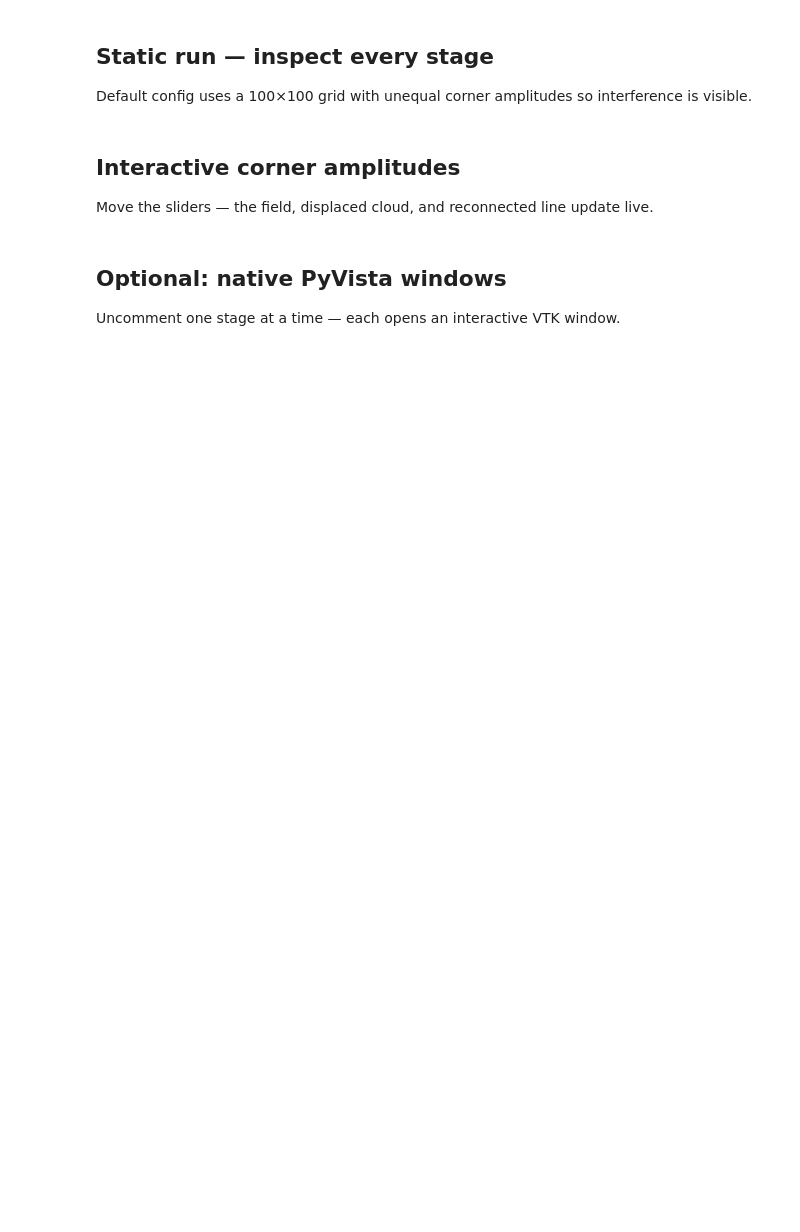
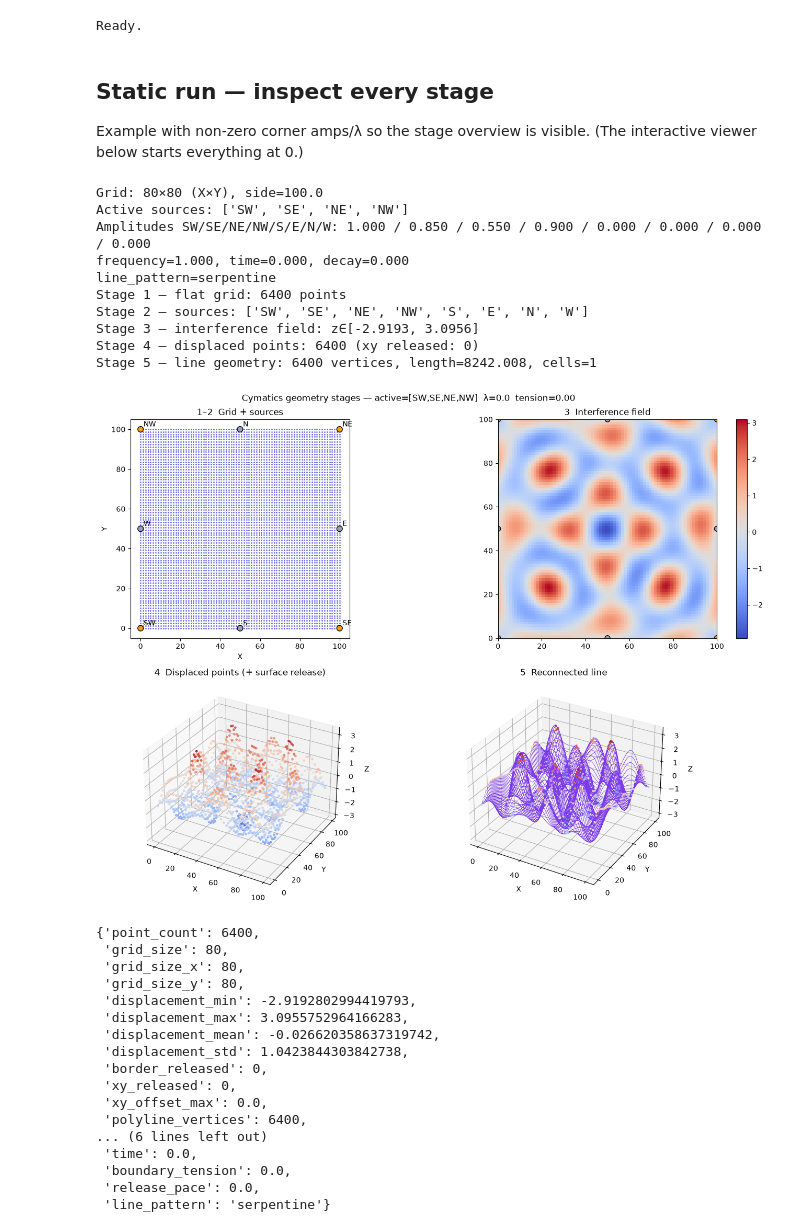
Before and after one commit to Livia-Zaharia/cymatics-geometry, a Jupyter notebook: notebooks/cymatics_plane_line.ipynb, the cells around one changed output. Drawn from its saved outputs; the diff is of its cells as text; code cells hidden in the pictures; blank space fills up the shorter version.

```diff
--- a/notebooks/cymatics_plane_line.ipynb
+++ b/notebooks/cymatics_plane_line.ipynb
@@ -14,42 +27,88 @@ Use the sliders below to control each corner's amplitude / intensity.
 # %%
 from __future__ import annotations
 
+import sys
 from pathlib import Path
-import sys
 
-# Ensure local package is importable when the notebook is opened before `uv sync`
 ROOT = Path.cwd().resolve()
 if ROOT.name == "notebooks":
     ROOT = ROOT.parent
 sys.path.insert(0, str(ROOT / "src"))
 
-from IPython.display import display, clear_output
-import ipywidgets as widgets
-import matplotlib.pyplot as plt
+for _name in list(sys.modules):
+    if _name == "cymatics_geometry" or _name.startswith("cymatics_geometry."):
+        del sys.modules[_name]
 
 from cymatics_geometry.config import PipelineConfig
-from cymatics_geometry.pipeline import run_pipeline, export_line_obj
-from cymatics_geometry.visualization import show_all_stages_matplotlib
+from cymatics_geometry.pipeline import export_line_obj, run_pipeline
+from cymatics_geometry.visualization import (
+    show_all_stages_matplotlib,
+    show_interactive_line_viewer,
+)
 
 print("Ready.")
+# %% [output]
+Ready.
 # %% [markdown]
 ## Static run — inspect every stage
 
-Default config uses a 100×100 grid with unequal corner amplitudes so interference is visible.
+Example with non-zero corner amps/λ so the stage overview is visible.
+(The interactive viewer below starts everything at 0.)
 # %%
 config = PipelineConfig(
-    grid_size=100,
+    grid_size_x=80,
+    grid_size_y=80,
     side_length=100.0,
     amplitude_sw=1.0,
     amplitude_se=0.85,
     amplitude_ne=0.55,
     amplitude_nw=0.9,
-    wavelength=25.0,
-    frequency=1.0,
+    wavelength_sw=25.0,
+    wavelength_se=25.0,
+    wavelength_ne=25.0,
+    wavelength_nw=25.0,
+    release_sw=0.0,
+    release_se=0.0,
+    release_ne=0.0,
+    release_nw=0.0,
+    active_s=False,
+    active_e=False,
+    active_n=False,
+    active_w=False,
     time=0.0,
     decay=0.0,
     line_pattern="serpentine",
 )
 
 result = run_pipeline(config, verbose=True)
+show_all_stages_matplotlib(result)
 result.stats
+# %% [output]
+Grid: 80×80 (X×Y), side=100.0
+Active sources: ['SW', 'SE', 'NE', 'NW']
+Amplitudes SW/SE/NE/NW/S/E/N/W: 1.000 / 0.850 / 0.550 / 0.900 / 0.000 / 0.000 / 0.000 / 0.000
+frequency=1.000, time=0.000, decay=0.000
+line_pattern=serpentine
+Stage 1 — flat grid: 6400 points
+Stage 2 — sources: ['SW', 'SE', 'NE', 'NW', 'S', 'E', 'N', 'W']
+Stage 3 — interference field: z∈[-2.9193, 3.0956]
+Stage 4 — displaced points: 6400 (xy released: 0)
+Stage 5 — line geometry: 6400 vertices, length=8242.008, cells=1
+[figure, added]
+{'point_count': 6400,
+ 'grid_size': 80,
+ 'grid_size_x': 80,
+ 'grid_size_y': 80,
+ 'displacement_min': -2.9192802994419793,
+ 'displacement_max': 3.0955752964166283,
+ 'displacement_mean': -0.026620358637319742,
+ 'displacement_std': 1.0423844303842738,
+ 'border_released': 0,
+ 'xy_released': 0,
+ 'xy_offset_max': 0.0,
+ 'polyline_vertices': 6400,
+... (6 lines left out)
+ 'time': 0.0,
+ 'boundary_tension': 0.0,
+ 'release_pace': 0.0,
+ 'line_pattern': 'serpentine'}
@@ -59,4 +114,0 @@ show_all_stages_matplotlib(result)
-# %% [markdown]
-## Interactive corner amplitudes
-
-Move the sliders — the field, displaced cloud, and reconnected line update live.
@@ -112,4 +114,0 @@ _rerun()
-# %% [markdown]
-## Optional: native PyVista windows
-
-Uncomment one stage at a time — each opens an interactive VTK window.
```
Also changed, not shown: parts of 10 cells of this notebook, 13 other files.
